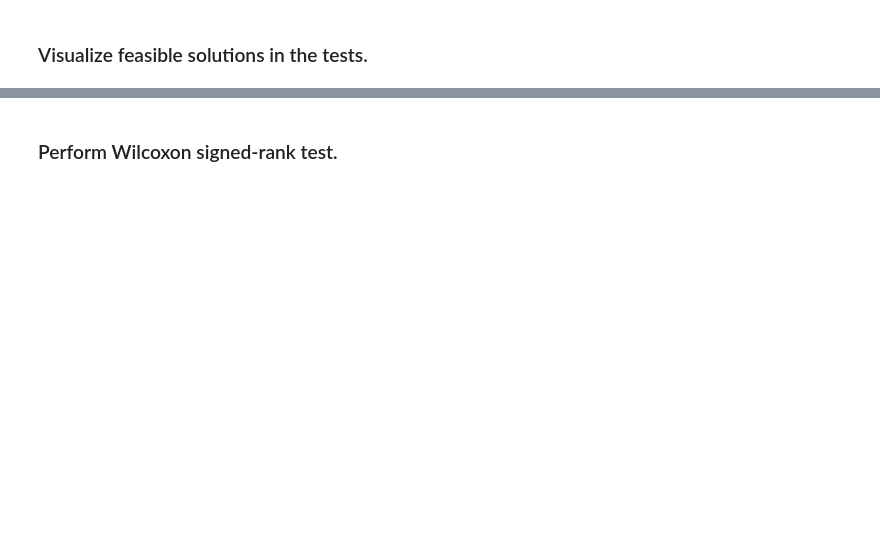
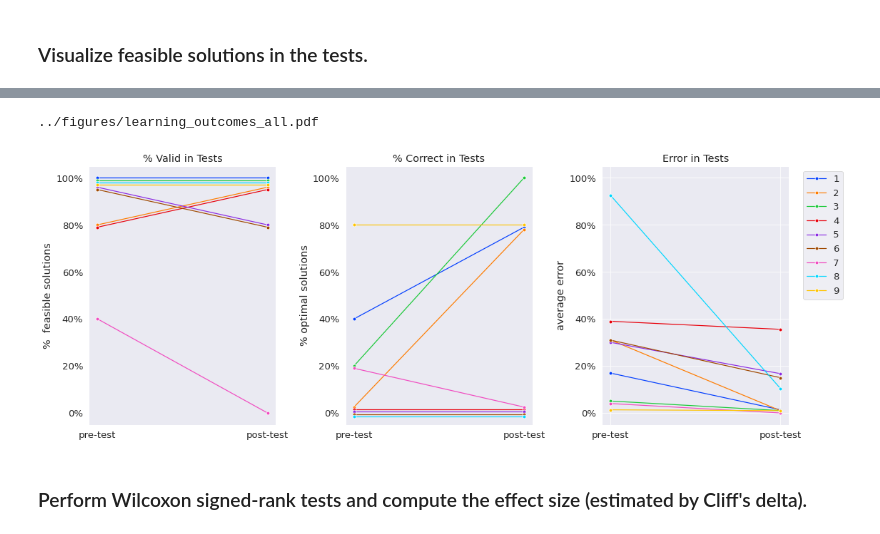
Before and after one commit to utku-norman/justhink-preexp-analysis, a Jupyter notebook: analysis/tools/3_RQ1_measure_learning_outcomes.ipynb, the cells around one changed output, grey strips where cells are left out. Saved outputs shown, nothing was run; the diff lists cells and outputs as text; code cells hidden in the pictures; blank space fills up the shorter version.

```diff
--- a/analysis/tools/3_RQ1_measure_learning_outcomes.ipynb
+++ b/analysis/tools/3_RQ1_measure_learning_outcomes.ipynb
@@ -475,2 +413,16 @@ print(export_file)
+# %%
+fig, axes = plt.subplots(1, 3, figsize=(16, 6))
+
+plot_feasible(ax=axes[0], save=False)
+plot_optimal(ax=axes[1], save=False)
+plot_error(ax=axes[2], save=False)
+
+fig.tight_layout()
+export_file = figs_dir.joinpath('learning_outcomes_all.pdf')
+plt.savefig(export_file, bbox_inches='tight')
+print(export_file)
+# %% [output]
+../figures/learning_outcomes_all.pdf
+[figure, added]
 # %% [markdown]
-### Perform Wilcoxon signed-rank test.
+### Perform Wilcoxon signed-rank tests and compute the effect size (estimated by Cliff's delta).
```
Also changed, not shown: parts of 22 cells of this notebook, 9 other files.
